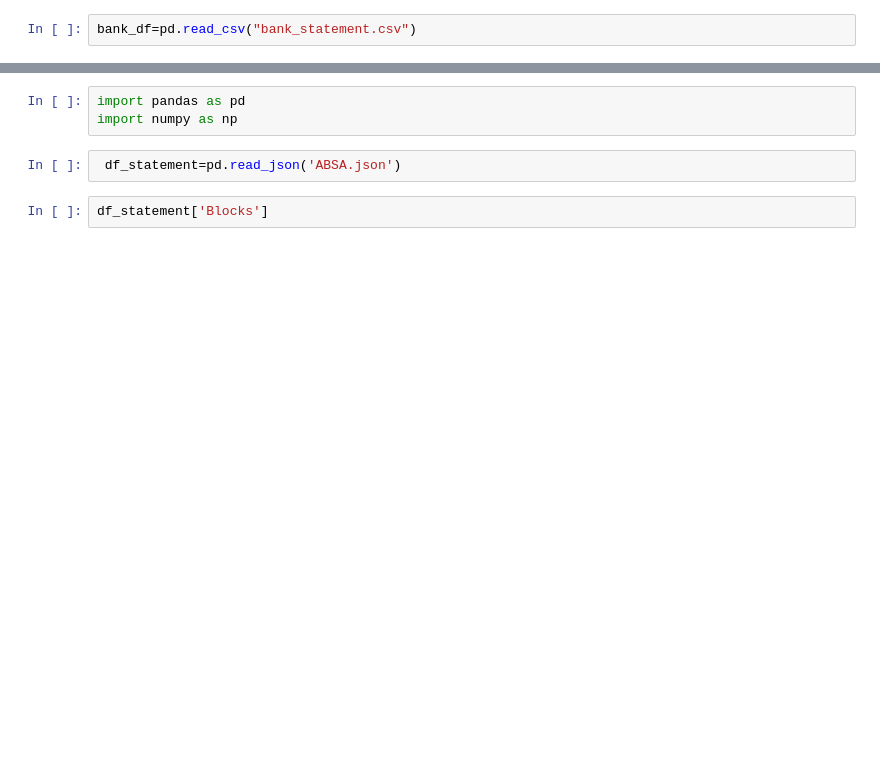
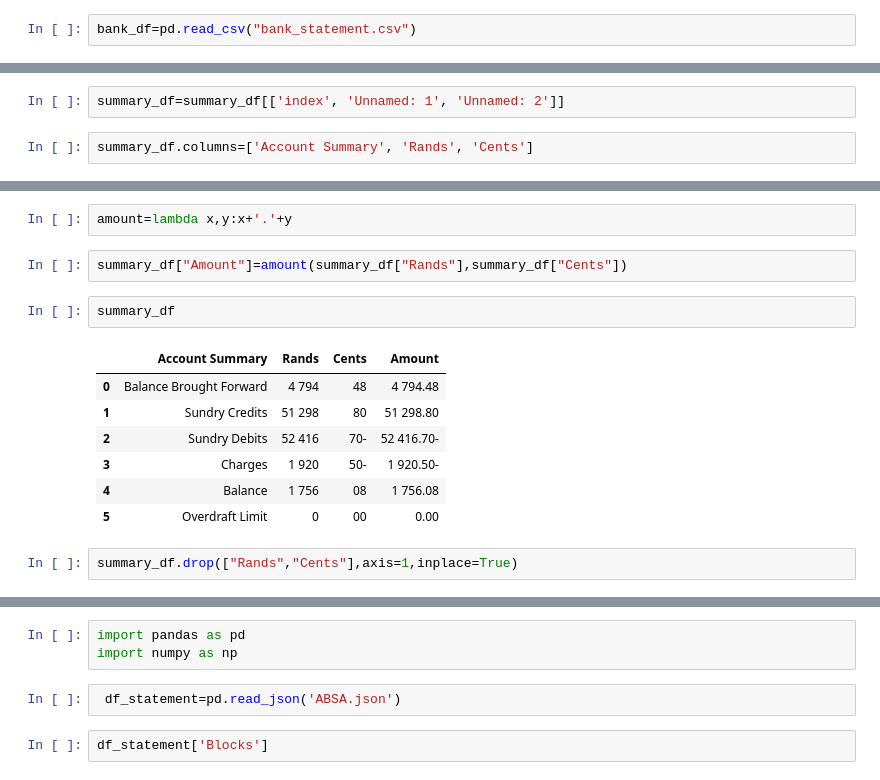
Before and after one commit to TamalaM/OCR_BankStatement-, a Jupyter notebook: json_csv_new.ipynb, the cells around one changed output, grey strips where cells are left out. Cells and saved outputs as stored; diff of their text form; blank space fills up the shorter version.

```diff
--- a/json_csv_new.ipynb
+++ b/json_csv_new.ipynb
@@ -158,0 +253,4 @@ bank_df=pd.read_csv("bank_statement.csv")
+# %%
+summary_df=summary_df[['index', 'Unnamed: 1', 'Unnamed: 2']]
+# %%
+summary_df.columns=['Account Summary', 'Rands', 'Cents']
@@ -158,0 +267,16 @@ bank_df=pd.read_csv("bank_statement.csv")
+# %%
+amount=lambda x,y:x+'.'+y
+# %%
+summary_df["Amount"]=amount(summary_df["Rands"],summary_df["Cents"])
+# %%
+summary_df
+# %% [output]
+|  | Account Summary | Rands | Cents | Amount |
+| 0 | Balance Brought Forward | 4 794 | 48 | 4 794.48 |
+| 1 | Sundry Credits | 51 298 | 80 | 51 298.80 |
+| 2 | Sundry Debits | 52 416 | 70- | 52 416.70- |
+| 3 | Charges | 1 920 | 50- | 1 920.50- |
+| 4 | Balance | 1 756 | 08 | 1 756.08 |
+| 5 | Overdraft Limit | 0 | 00 | 0.00 |
+# %%
+summary_df.drop(["Rands","Cents"],axis=1,inplace=True)
```
Also changed, not shown: parts of 31 cells of this notebook.
